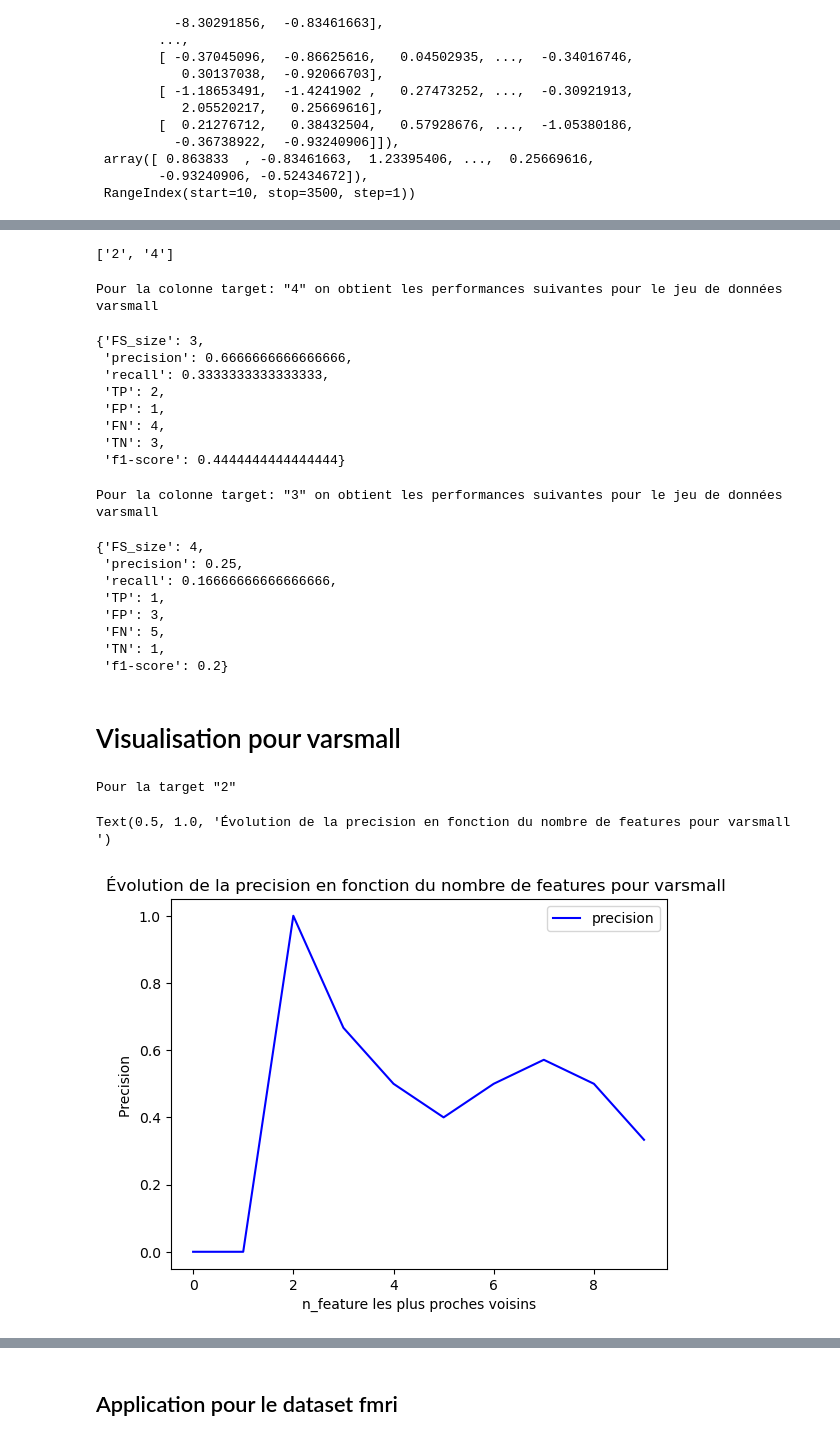
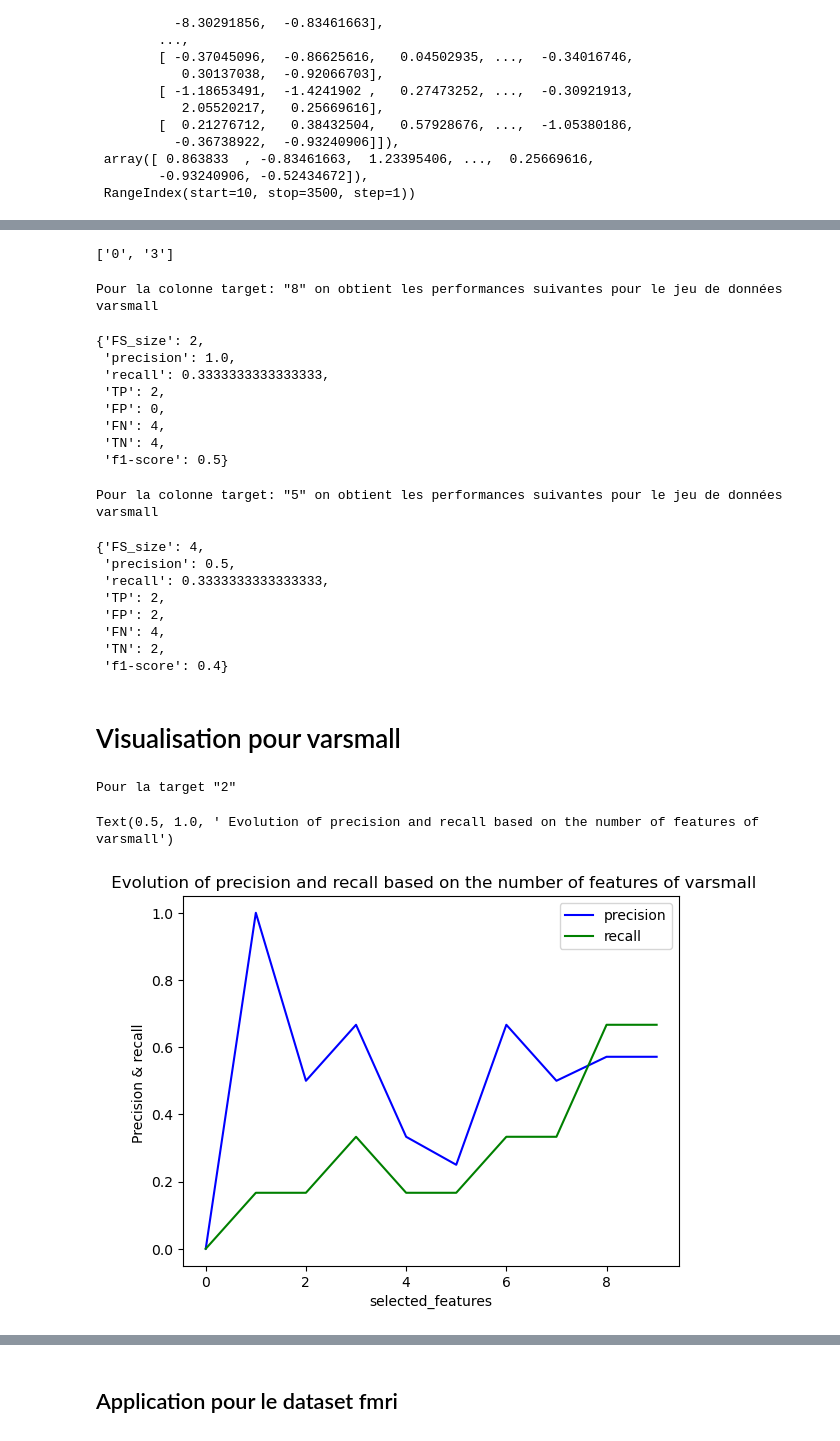
Before and after one commit to amineelmaazouz/Causal-Feature-Selection-in-large-Multivariate-Time-Series-MTS-for-Forecasting-Problems, a Jupyter notebook: projet2A.ipynb, the cells around one changed output, grey strips where cells are left out. Saved outputs shown, nothing was run; the diff lists cells and outputs as text; code cells hidden in the pictures.

```diff
--- a/projet2A.ipynb
+++ b/projet2A.ipynb
@@ -192,6 +192,7 @@ def apply_Rrelieff(data,i,target):
 # Open dataset and ground truth selectionne les targets possible de notre dataset
 # %%
 import pandas as pd
+import matplotlib.pyplot as plt
 from collections import defaultdict
 import networkx as nx
 def standardize_df(df):
@@ -462,7 +463,7 @@ def open_dataset_and_ground_truth(dataset_name: str,
         for parent in ground_truth_parents[key]:
             parent_name = "L" + str(parent[1]) + "." + str(parent[0])
             ground_truth_graph.add_edge(parent_name, child_name)
-
+    print(ground_truth_graph)
     # summary graph (no lags)
     summary_graph = nx.DiGraph()
     summary_graph.add_nodes_from(var_names)
@@ -477,6 +478,7 @@ def open_dataset_and_ground_truth(dataset_name: str,
         else:
             summary_graph[cause][effect]["lags"].append(lag)
 
+    print(summary_graph)
     # window causal graph
     if compute_window_causal_graph:
         if window_size=="max_direct":
@@ -484,14 +486,14 @@ def open_dataset_and_ground_truth(dataset_name: str,
         window_graph = nx.DiGraph()
         node_names = []
         for var in df.columns:
-            for lag in range(0, nlags):
+            for lag in range(0, nlags+1):
                 node_names.append("L" + str(lag) + "." + str(var))
         window_graph.add_nodes_from(node_names)
         for cause, effect in ground_truth_graph.edges:
             lag = int(cause[1:cause.find(".")])
             cause = cause[cause.find(".") + 1:]
             effect = effect[effect.find(".") + 1:]
-            for L in range(lag, nlags):
+            for L in range(lag, nlags+1):
                 window_graph.add_edge("L" + str(L) + "." + cause, "L" + str(L - lag) + "." + effect)
         #window_graph_pos = dict([(node,
         #                          (1 - int(node[1:node.find(".")]) / data_config['pastPointsToForecast'],
@@ -527,7 +529,7 @@ def open_dataset_and_ground_truth(dataset_name: str,
     if compute_window_causal_graph:
         return df, var_names, causes_attributes_dict, lagged_causes_attributes_dict, window_graph
 
-    return df, var_names, causes_attributes_dict, lagged_causes_attributes_dict
+    return df, var_names, causes_attributes_dict, lagged_causes_attributes_dict,summary_graph,ground_truth_graph
 # %%
 dataset_name= "dgp/monotonic/returns"
 filename = 'data_0.csv'
@@ -536,5 +538,5 @@ filename = 'data_0.csv'
 
 # Appeler la fonction avec les paramètres nécessaires
 print(open_dataset_and_ground_truth(dataset_name, filename))
-df, var_names, causes_attributes_dict, lagged_causes_attributes_dict=open_dataset_and_ground_truth(dataset_name,filename)
+df, var_names, causes_attributes_dict, lagged_causes_attributes_dict,summary_graph,ground_truth_graph=open_dataset_and_ground_truth(dataset_name,filename)
 # %% [output]
@@ -711,6 +690,7 @@ filename = 'data_0.csv'
 
 
 # Appeler la fonction avec les paramètres nécessaires
-print(open_dataset_and_ground_truth(dataset_name, filename))
-df, var_names, causes_attributes_dict, lagged_causes_attributes_dict=open_dataset_and_ground_truth(dataset_name,filename)
+
+
+df, var_names, causes_attributes_dict, lagged_causes_attributes_dict,summary_graph,ground_truth_graph=open_dataset_and_ground_truth(dataset_name,filename)
 # %% [output]
@@ -740,20 +768,20 @@ total_columns=len(df2.columns)
 # %%
 selected
 # %% [output]
-['2', '4']
+['0', '3']
 # %%
 print(f'Pour la colonne target: "{target}" on obtient les performances suivantes pour le jeu de données varsmall ')
 compute_stats_selected(total_columns,selected,ground_truth_causes,None,selection_mode="variable")
 # %% [output]
-Pour la colonne target: "4" on obtient les performances suivantes pour le jeu de données varsmall
+Pour la colonne target: "8" on obtient les performances suivantes pour le jeu de données varsmall
-{'FS_size': 3,
- 'precision': 0.6666666666666666,
+{'FS_size': 2,
+ 'precision': 1.0,
  'recall': 0.3333333333333333,
  'TP': 2,
- 'FP': 1,
+ 'FP': 0,
  'FN': 4,
- 'TN': 3,
- 'f1-score': 0.4444444444444444}
+ 'TN': 4,
+ 'f1-score': 0.5}
 # %%
 target2=random.choice(var_names)
 selected=apply_Rrelieff(df2,5,target2)
@@ -761,38 +789,39 @@ ground_truth_causes = causes_attributes_dict[target2]
 print(f'Pour la colonne target: "{target2}" on obtient les performances suivantes pour le jeu de données varsmall ')
 compute_stats_selected(total_columns,selected,ground_truth_causes,None,selection_mode="variable")
 # %% [output]
-Pour la colonne target: "3" on obtient les performances suivantes pour le jeu de données varsmall
+Pour la colonne target: "5" on obtient les performances suivantes pour le jeu de données varsmall
 {'FS_size': 4,
- 'precision': 0.25,
- 'recall': 0.16666666666666666,
- 'TP': 1,
- 'FP': 3,
- 'FN': 5,
- 'TN': 1,
- 'f1-score': 0.2}
+ 'precision': 0.5,
+ 'recall': 0.3333333333333333,
+ 'TP': 2,
+ 'FP': 2,
+ 'FN': 4,
+ 'TN': 2,
+ 'f1-score': 0.4}
 # %% [markdown]
 # Visualisation pour varsmall
 # %%
-Y,X,Z=[],[],[]
-target=random.choice(var_names)
+Y1,X1,Z1=[],[],[]
+target="2"
 ground_truth_causes = causes_attributes_dict[target]
 
 n_feature=0 #nombre de feature de la fonction rrelieff
 for i in range(0,10):
     selected=apply_Rrelieff(df2,n_feature,target)
     dict_metrics=compute_stats_selected(total_columns,selected,ground_truth_causes,None,selection_mode="variable")
-    Y.append(dict_metrics['precision'])
-    X.append(n_feature)
-    Z.append(dict_metrics['recall'])
+    Y1.append(dict_metrics['precision'])
+    X1.append(n_feature)
+    Z1.append(dict_metrics['recall'])
     n_feature+=1
 # %%
 print(f'Pour la target "{target}"')
-plt.plot(X,Y,'b',label='precision')
+plt.plot(X1,Y1,'b',label='precision')
+plt.plot(X1,Z1,'g',label='recall')
 plt.legend()
-plt.xlabel('n_feature les plus proches voisins')
-plt.ylabel('Precision ')
-plt.title('Évolution de la precision en fonction du nombre de features pour varsmall ')
+plt.xlabel('selected_features')
+plt.ylabel('Precision & recall ')
+plt.title(' Evolution of precision and recall based on the number of features of varsmall')
 # %% [output]
 Pour la target "2"
-Text(0.5, 1.0, 'Évolution de la precision en fonction du nombre de features pour varsmall ')
+Text(0.5, 1.0, ' Evolution of precision and recall based on the number of features of varsmall')
-[figure, old version]
+[figure, new version]
```
Also changed, not shown: parts of 27 cells of this notebook.
